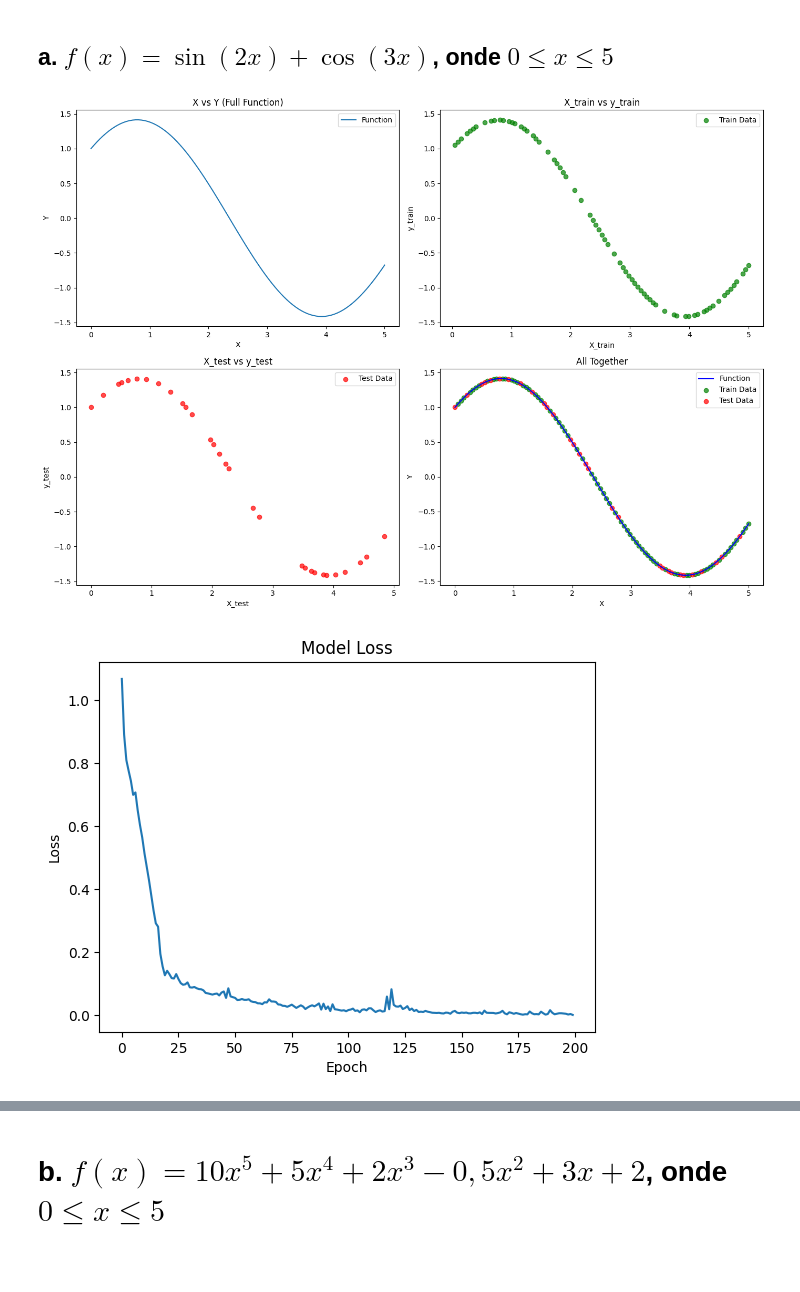
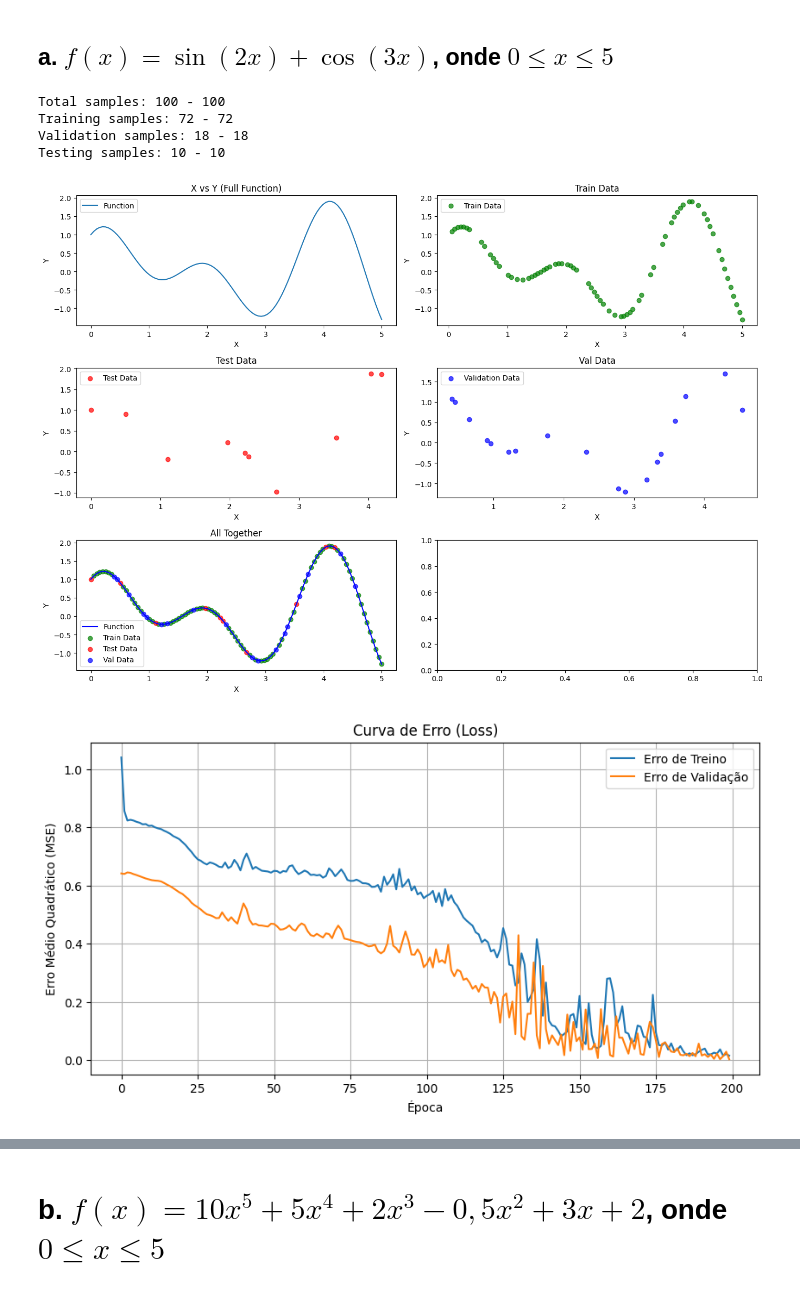
Before and after one commit to VictorOrtins/DeepLearning, a Jupyter notebook: Questao1/1.ipynb, the cells around one changed output, grey strips where cells are left out. Drawn from its saved outputs; the diff is of its cells as text; code cells hidden in the pictures; blank space fills up the shorter version.

```diff
--- a/Questao1/1.ipynb
+++ b/Questao1/1.ipynb
@@ -31,9 +24,10 @@ To enable the following instructions: AVX2 AVX512F AVX512_VNNI FMA, in other ope
 # %% [markdown]
 ## Utils
 # %%
-def create_train_test_sets(function, start, stop, input_size, test_size=0.2):
+def create_train_test_val_sets(function, start, stop, input_size, val_size=0.2, test_size=0.1):
     X = np.linspace(start, stop, input_size)
     y = function(X)
     X_train, X_test, y_train, y_test = train_test_split(X, y, test_size=test_size, random_state=42)
-    return X, y, X_train, X_test, y_train, y_test
+    X_train, X_val, y_train, y_val = train_test_split(X_train, y_train, test_size=val_size, random_state=42)
+    return X, y, X_train, X_test, X_val, y_val, y_train, y_test
 # %%
@@ -73,36 +75,57 @@ def plot_data(X, y, X_train, X_test, y_train, y_test):
     plt.tight_layout()
     plt.show()
+# %%
+def plot_loss_curve(history):
+    plt.figure(figsize=(10, 5))
+    plt.plot(history.history['loss'], label='Erro de Treino')
+    plt.plot(history.history['val_loss'], label='Erro de Validação')
+    plt.title('Curva de Erro (Loss)')
+    plt.xlabel('Época')
+    plt.ylabel('Erro Médio Quadrático (MSE)')
+    plt.legend()
+    plt.grid(True)
+    plt.show()
 # %% [markdown]
 ## a. $f(x) = \sin(2x) + \cos(3x)$, onde $0 \leq x \leq 5$
 # %%
 def function(x):
-    return np.sin(x) + np.cos(x)
+    return np.sin(2*x) + np.cos(3*x)
 # %%
-X, y, X_train, X_test, y_train, y_test = create_train_test_sets(function, 0, 5, 100, 0.3)
+X, y, X_train, X_test, X_val, y_val, y_train, y_test = create_train_test_val_sets(function, 0, 5, 100)
+# %%
+print(f"Total samples: {len(X)} - {len(y)}")
+print(f"Training samples: {len(X_train)} - {len(y_train)}")
+print(f"Validation samples: {len(X_val)} - {len(y_val)}")
+print(f"Testing samples: {len(X_test)} - {len(y_test)}")
+# %% [output]
+Total samples: 100 - 100
+Training samples: 72 - 72
+Validation samples: 18 - 18
+Testing samples: 10 - 10
 # %%
-plot_data(X, y, X_train, X_test, y_train, y_test)
+plot_data(X, y, X_train, X_test, X_val, y_val, y_train, y_test)
 # %% [output]
-[figure, old version]
+[figure, new version]
 # %%
 model = keras.Sequential([
     keras.layers.Dense(64, activation='relu', input_shape=(1,)),
     keras.layers.Dense(64, activation='relu'),
     keras.layers.Dense(64, activation='relu'),
     keras.layers.Dense(64, activation='relu'),
     keras.layers.Dense(64, activation='relu'),
     keras.layers.Dense(64, activation='relu'),
     keras.layers.Dense(1)
 ])
 
 model.compile(optimizer='adam', loss='mean_squared_error')
-history = model.fit(X_train.reshape(-1, 1), y_train, epochs=200, verbose=0)
-plt.plot(history.history['loss'])
-plt.title('Model Loss')
-plt.ylabel('Loss')
-plt.xlabel('Epoch')
-plt.show()
+history = model.fit(X_train.reshape(-1, 1),
+                    y_train,
+                    validation_data=(X_val.reshape(-1, 1), y_val),
+                    epochs=200,
+                    verbose=0)
+plot_loss_curve(history)
 # %% [output]
-[figure, old version]
+[figure, new version]
 # %%
 predicted_y = model.predict(X_test.reshape(-1, 1))
 
```
Also changed, not shown: parts of 6 cells of this notebook, 3 other files.
